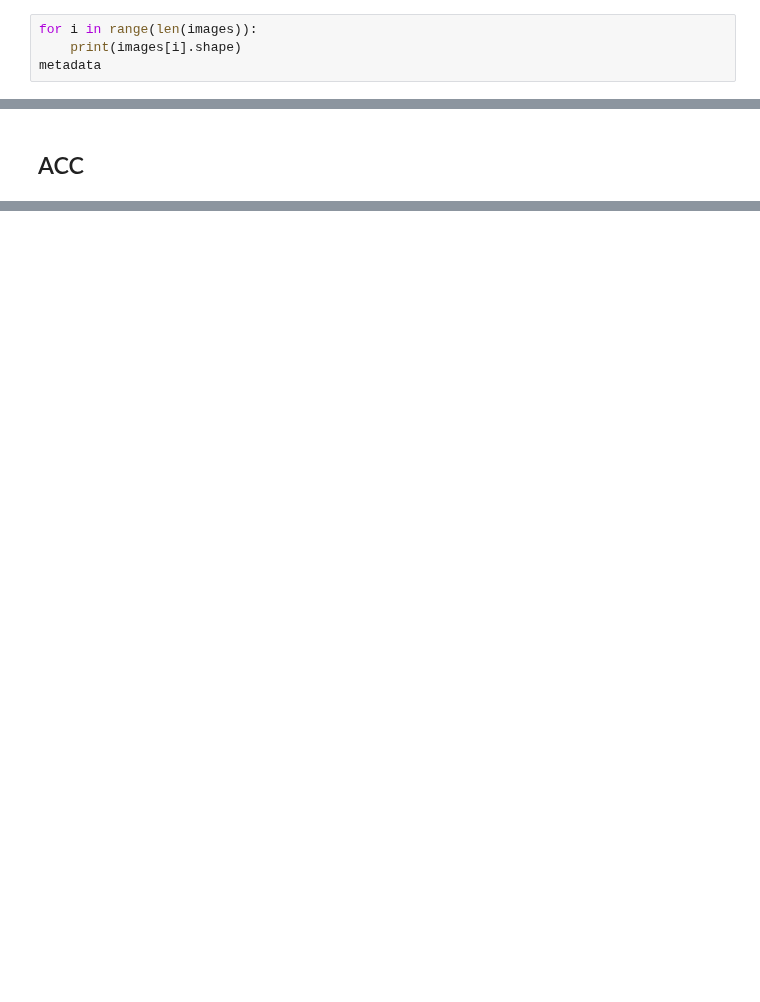
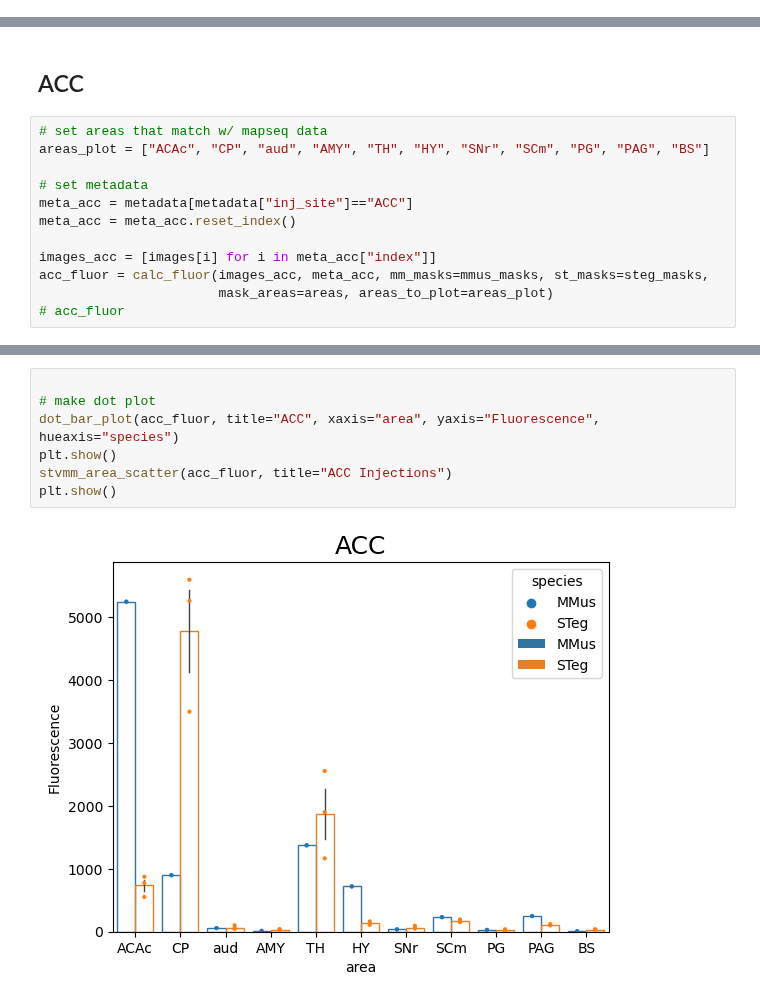
Before and after one commit to eisko/STP_analysis, a Jupyter notebook: STP_quant_fluor.ipynb, the cells around one changed output, grey strips where cells are left out. Drawn from its saved outputs; the diff is of its cells as text; blank space fills up the shorter version.

```diff
--- a/STP_quant_fluor.ipynb
+++ b/STP_quant_fluor.ipynb
@@ -144,4 +83,0 @@ ValueError: 'OMCc' is not in list
-# %%
-for i in range(len(images)):
-    print(images[i].shape)
-metadata
@@ -200,2 +113,14 @@ row_met['species']
 # %% [markdown]
 ## ACC
+# %%
+# set areas that match w/ mapseq data
+areas_plot = ["ACAc", "CP", "aud", "AMY", "TH", "HY", "SNr", "SCm", "PG", "PAG", "BS"]
+
+# set metadata
+meta_acc = metadata[metadata["inj_site"]=="ACC"]
+meta_acc = meta_acc.reset_index()
+
+images_acc = [images[i] for i in meta_acc["index"]]
+acc_fluor = calc_fluor(images_acc, meta_acc, mm_masks=mmus_masks, st_masks=steg_masks,
+                       mask_areas=areas, areas_to_plot=areas_plot)
+# acc_fluor
@@ -201,0 +145,9 @@ row_met['species']
+# %%
+
+# make dot plot
+dot_bar_plot(acc_fluor, title="ACC", xaxis="area", yaxis="Fluorescence", hueaxis="species")
+plt.show()
+stvmm_area_scatter(acc_fluor, title="ACC Injections")
+plt.show()
+# %% [output]
+[figure, added]
```
Also changed, not shown: parts of 16 cells of this notebook, 4 other files.
